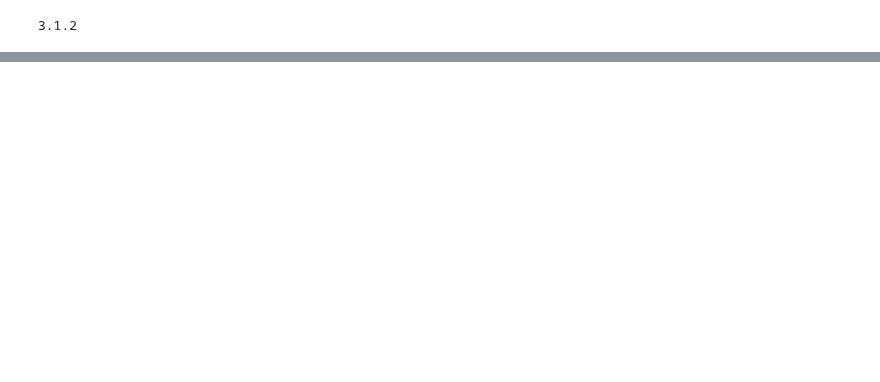
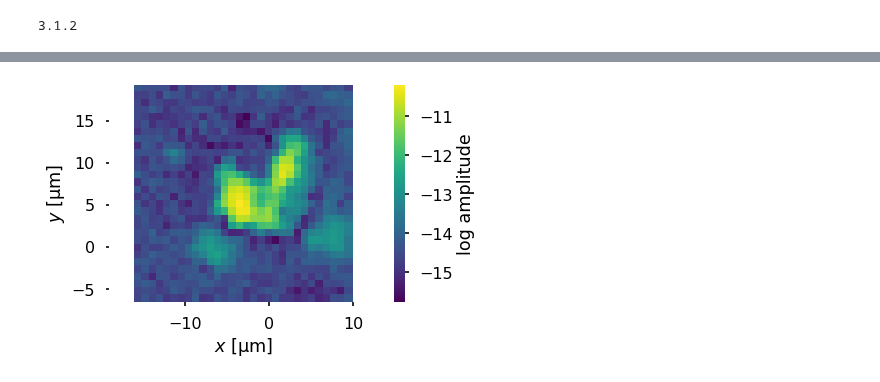
Before and after one commit to horowitz-lab/NetMAP, a Jupyter notebook: Mode Maps.ipynb, the cells around one changed output, grey strips where cells are left out. Cells and saved outputs as stored; diff of their text form; code cells hidden in the pictures; blank space fills up the shorter version.

```diff
--- a/Mode Maps.ipynb
+++ b/Mode Maps.ipynb
@@ -381,19 +385,22 @@ plt.ylabel(u'$y$ [μm]');
 # %%
-myheatmap(np.log(amp1), 'log amplitude', cmap = 'YlGn_r');
+myheatmap(np.log(amp1), 'log amplitude', cmap = 'viridis');
 plt.xlabel(u'$x$ [μm]')
 plt.ylabel(u'$y$ [μm]')
 plt.gca().axis('equal')
 
-plt.figure()
-ax = plt.axes(projection='3d')
-X, Y = np.meshgrid(amp1.columns,amp1.index )
-ax.plot_surface(X,Y,(amp1),
-                antialiased=False,
-                cmap='YlGn_r', )
-plt.xlabel(amp1.columns.name)
-plt.ylabel(amp1.index.name)
-ax.set_title(file);
-ax.view_init(elev=60., azim=0)
+if plot3d:
+    plt.figure()
+    ax = plt.axes(projection='3d')
+    X, Y = np.meshgrid(amp1.columns,amp1.index )
+    ax.plot_surface(X,Y,(amp1),
+                    antialiased=False,
+                    cmap='viridis', )
+    plt.xlabel(amp1.columns.name)
+    plt.ylabel(amp1.index.name)
+    ax.set_title(file);
+    ax.view_init(elev=60., azim=0)
+# %% [output]
+[figure, added]
 # %%
 # This import registers the 3D projection, but is otherwise unused.
 from mpl_toolkits.mplot3d import Axes3D  # noqa: F401 unused import
```
Also changed, not shown: parts of 10 cells of this notebook, 1 other file.
